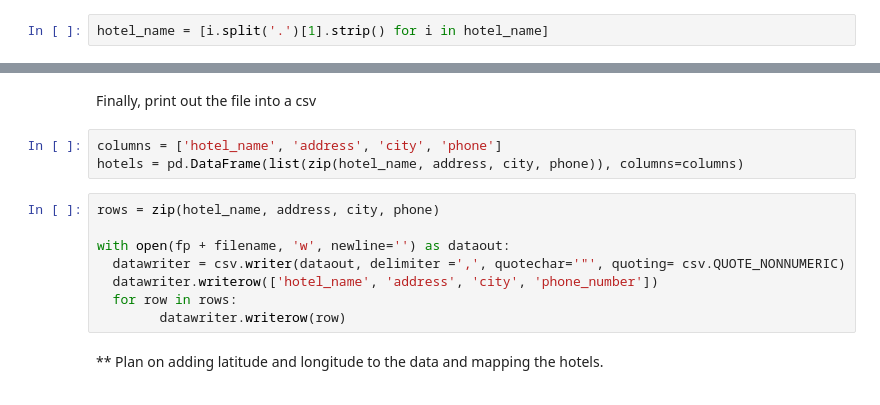
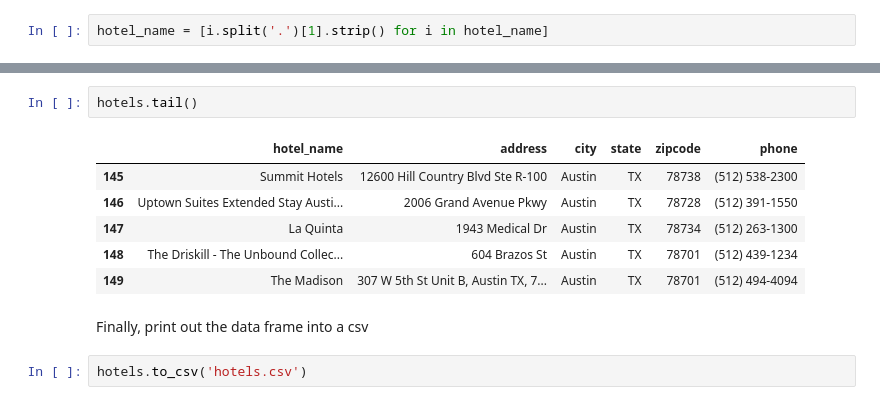
Before and after one commit to LACLanthony/hotel_webscrape, a Jupyter notebook: hotel.ipynb, the cells around one changed output, grey strips where cells are left out. Cells and saved outputs as stored; diff of their text form.

```diff
--- a/hotel.ipynb
+++ b/hotel.ipynb
@@ -115,16 +164,14 @@ hotel_name = [i.split('.')[1].strip() for i in hotel_name]
+# %%
+hotels.tail()
+# %% [output]
+|  | hotel_name | address | city | state | zipcode | phone |
+| 145 | Summit Hotels | 12600 Hill Country Blvd Ste R-100 | Austin | TX | 78738 | (512) 538-2300 |
+| 146 | Uptown Suites Extended Stay Austi... | 2006 Grand Avenue Pkwy | Austin | TX | 78728 | (512) 391-1550 |
+| 147 | La Quinta | 1943 Medical Dr | Austin | TX | 78734 | (512) 263-1300 |
+| 148 | The Driskill - The Unbound Collec... | 604 Brazos St | Austin | TX | 78701 | (512) 439-1234 |
+| 149 | The Madison | 307 W 5th St Unit B, Austin TX, 7... | Austin | TX | 78701 | (512) 494-4094 |
 # %% [markdown]
 
-Finally, print out the file into a csv
+Finally, print out the data frame into a csv
-# %%
-columns = ['hotel_name', 'address', 'city', 'phone']
-hotels = pd.DataFrame(list(zip(hotel_name, address, city, phone)), columns=columns)
-# %%
-rows = zip(hotel_name, address, city, phone)
-
-with open(fp + filename, 'w', newline='') as dataout:
-  datawriter = csv.writer(dataout, delimiter =',', quotechar='"', quoting= csv.QUOTE_NONNUMERIC)
-  datawriter.writerow(['hotel_name', 'address', 'city', 'phone_number'])
-  for row in rows:
-        datawriter.writerow(row)
-# %% [markdown]
-** Plan on adding latitude and longitude to the data and mapping the hotels.
+# %%
+hotels.to_csv('hotels.csv')
```
Also changed, not shown: parts of 12 cells of this notebook.
